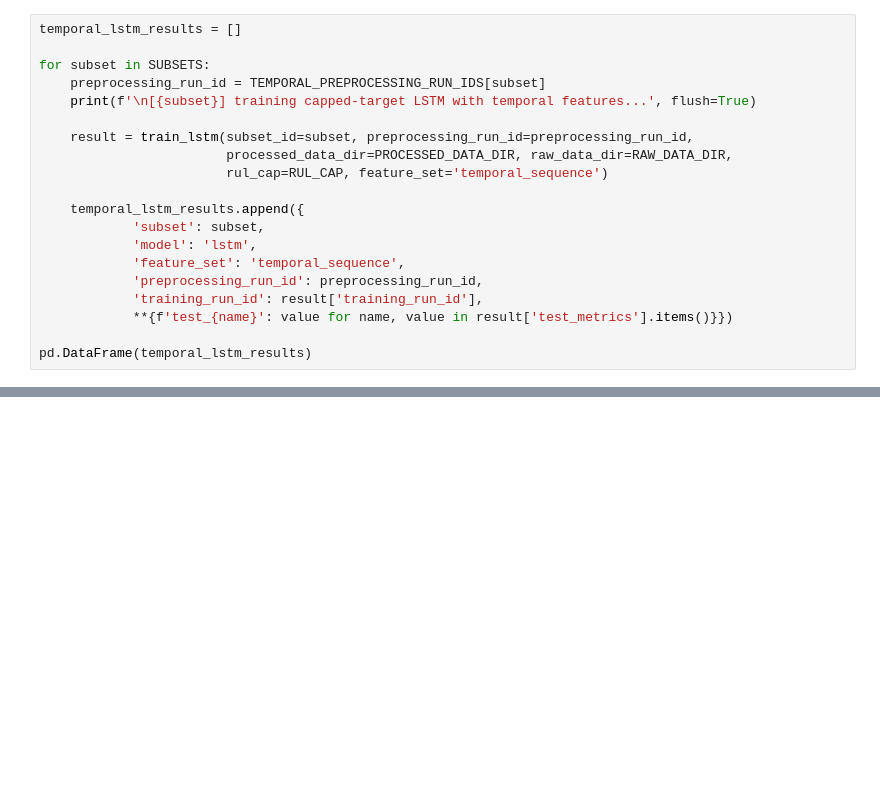
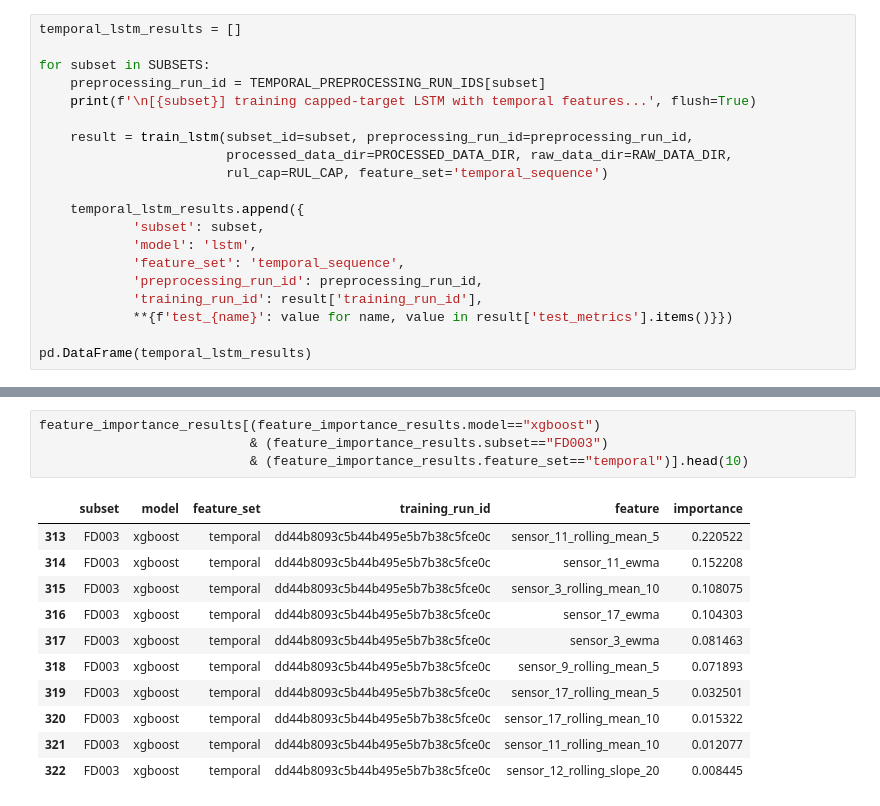
Before and after one commit to AanchalA/NASA-CMAPSS-TurboEngine-RUL, a Jupyter notebook: code/src/training/run_model_experiments.ipynb, the cells around one changed output, grey strips where cells are left out. Drawn from its saved outputs; the diff is of its cells as text; blank space fills up the shorter version.

```diff
--- a/code/src/training/run_model_experiments.ipynb
+++ b/code/src/training/run_model_experiments.ipynb
@@ -292,0 +524,16 @@ robustness_summary.merge(win_rates, on='subset', how='left').round(3)
+# %%
+feature_importance_results[(feature_importance_results.model=="xgboost")
+                           & (feature_importance_results.subset=="FD003")
+                           & (feature_importance_results.feature_set=="temporal")].head(10)
+# %% [output]
+|  | subset | model | feature_set | training_run_id | feature | importance |
+| 313 | FD003 | xgboost | temporal | dd44b8093c5b44b495e5b7b38c5fce0c | sensor_11_rolling_mean_5 | 0.220522 |
+| 314 | FD003 | xgboost | temporal | dd44b8093c5b44b495e5b7b38c5fce0c | sensor_11_ewma | 0.152208 |
+| 315 | FD003 | xgboost | temporal | dd44b8093c5b44b495e5b7b38c5fce0c | sensor_3_rolling_mean_10 | 0.108075 |
+| 316 | FD003 | xgboost | temporal | dd44b8093c5b44b495e5b7b38c5fce0c | sensor_17_ewma | 0.104303 |
+| 317 | FD003 | xgboost | temporal | dd44b8093c5b44b495e5b7b38c5fce0c | sensor_3_ewma | 0.081463 |
+| 318 | FD003 | xgboost | temporal | dd44b8093c5b44b495e5b7b38c5fce0c | sensor_9_rolling_mean_5 | 0.071893 |
+| 319 | FD003 | xgboost | temporal | dd44b8093c5b44b495e5b7b38c5fce0c | sensor_17_rolling_mean_5 | 0.032501 |
+| 320 | FD003 | xgboost | temporal | dd44b8093c5b44b495e5b7b38c5fce0c | sensor_17_rolling_mean_10 | 0.015322 |
+| 321 | FD003 | xgboost | temporal | dd44b8093c5b44b495e5b7b38c5fce0c | sensor_11_rolling_mean_10 | 0.012077 |
+| 322 | FD003 | xgboost | temporal | dd44b8093c5b44b495e5b7b38c5fce0c | sensor_12_rolling_slope_20 | 0.008445 |
```
Also changed, not shown: parts of 13 cells of this notebook, 4 other files.
